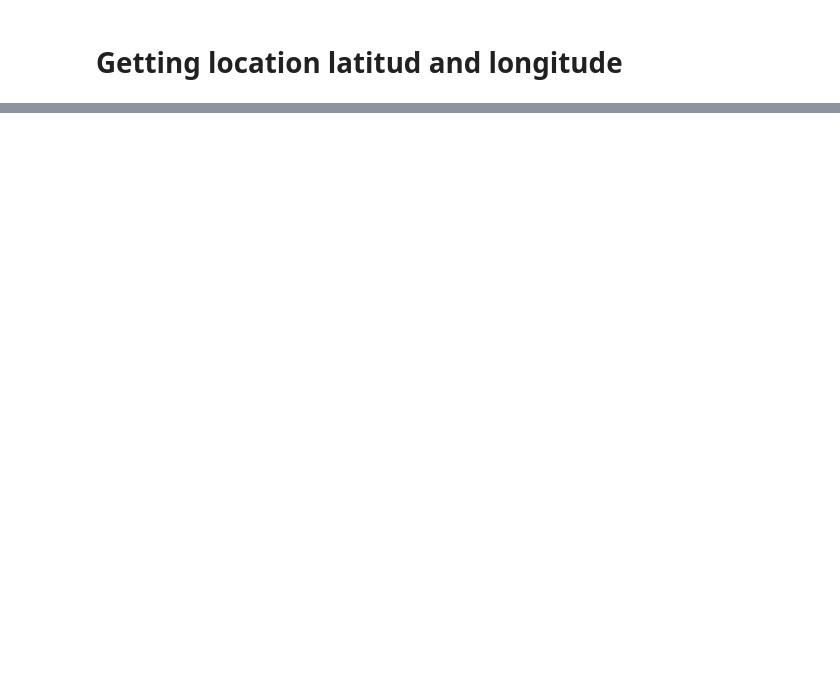
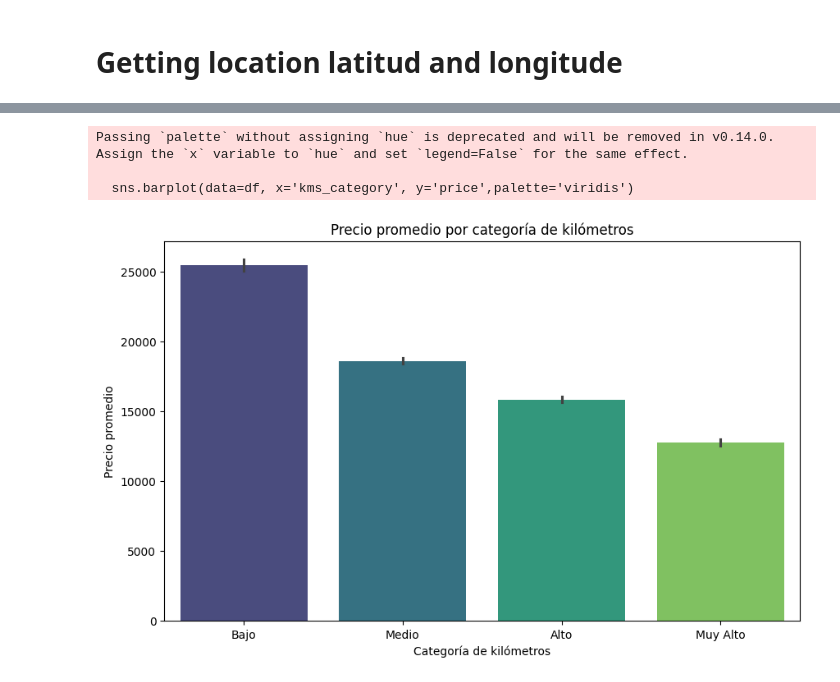
Before and after one commit to Germandcont/SecondHandCars-PricePrediction, a Jupyter notebook: notebooks/cars.ipynb, the cells around one changed output, grey strips where cells are left out. Saved outputs shown, nothing was run; the diff lists cells and outputs as text; code cells hidden in the pictures; blank space fills up the shorter version.

```diff
--- a/notebooks/cars.ipynb
+++ b/notebooks/cars.ipynb
@@ -58,5 +79,5 @@ dtype: float64
 ### Drop nulls from version and kms
 # %%
 #Drop nuls de "verion", kms, power,dealer_name
-df = df.dropna(subset=['version', 'kms'])
+df = df.dropna(subset=['version', 'kms',"dealer_address"])
 # %% [markdown]
@@ -123,0 +153,6 @@ df.loc[df['model'].isin(modelos), 'fuel'] = 'Gasolina'
+# %%
+df['dealer_zip_code'] = df['dealer_zip_code'].astype(str)
+
+df.loc[df['location'] == 'Parque Empresarial San Fernando de Henares', 'dealer_zip_code'] = df.loc[df['location'] == 'Parque Empresarial San Fernando de Henares', 'dealer_zip_code'].fillna('28830')
+df.loc[df['location'] == 'Collado Villalba', 'dealer_zip_code'] = df.loc[df['location'] == 'Collado Villalba', 'dealer_zip_code'].fillna('28400')
+df.loc[df['location'] == 'Elx/Elche', 'dealer_zip_code'] = df.loc[df['location'] == 'Elx/Elche', 'dealer_zip_code'].fillna('03203')
@@ -123,0 +162,21 @@ df.loc[df['model'].isin(modelos), 'fuel'] = 'Gasolina'
+# %%
+# Crear el geocodificador
+geolocator = Nominatim(user_agent="my_app")
+
+# Función para obtener la provincia a partir de una localización
+def get_province(dealer_address):
+    try:
+        loc = geolocator.geocode(dealer_address, timeout=10)
+        if loc:
+            address = geolocator.reverse((loc.latitude, loc.longitude), timeout=10).raw['address']
+            return address.get('state', 'Unknown')  # 'state' puede variar dependiendo del país
+        else:
+            return 'Unknown'
+    except GeocoderTimedOut:
+        return 'Unknown'
+
+# Aplicar la función a la columna 'location' y crear una nueva columna 'province'
+df['province'] = df['dealer_address'].apply(get_province)
+
+# Mostrar el DataFrame resultante
+print(df)
@@ -160,0 +322,6 @@ df['publish_date'] = pd.to_datetime(df['publish_date'])
+# %%
+#Generar una columna nueva diviendo los datos segun la cantidad de kms en 3 categorias
+df['kms_category'] = pd.cut(df['kms'], bins=[0, 50000, 100000, 150000, float("inf")], labels=['Bajo', 'Medio', 'Alto', 'Muy Alto'])
+
+#Mostrar la cantidad de autos por cada categoria
+print(df['kms_category'].value_counts())
@@ -160,0 +348,13 @@ df['publish_date'] = pd.to_datetime(df['publish_date'])
+# %%
+#Precio promedio segun categoria de kms.
+plt.figure(figsize=(10, 6))
+sns.barplot(data=df, x='kms_category', y='price',palette='viridis')
+plt.title('Precio promedio por categoría de kilómetros')
+plt.xlabel('Categoría de kilómetros')
+plt.ylabel('Precio promedio')
+plt.show()
+# %% [output]
+Passing `palette` without assigning `hue` is deprecated and will be removed in v0.14.0. Assign the `x` variable to `hue` and set `legend=False` for the same effect.
+
+  sns.barplot(data=df, x='kms_category', y='price',palette='viridis')
+[figure, added]
```
Also changed, not shown: parts of 44 cells of this notebook, 2 other files.
